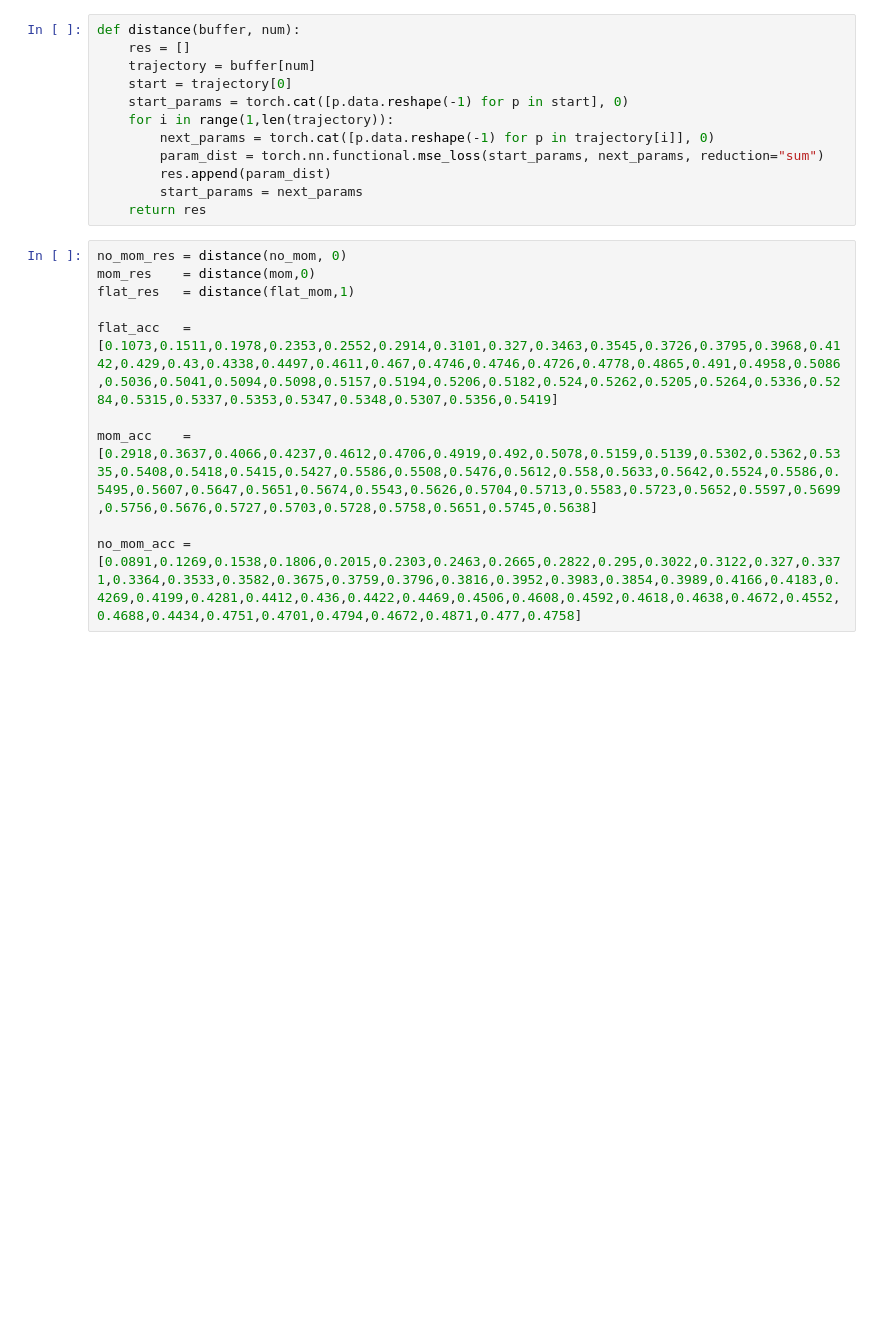
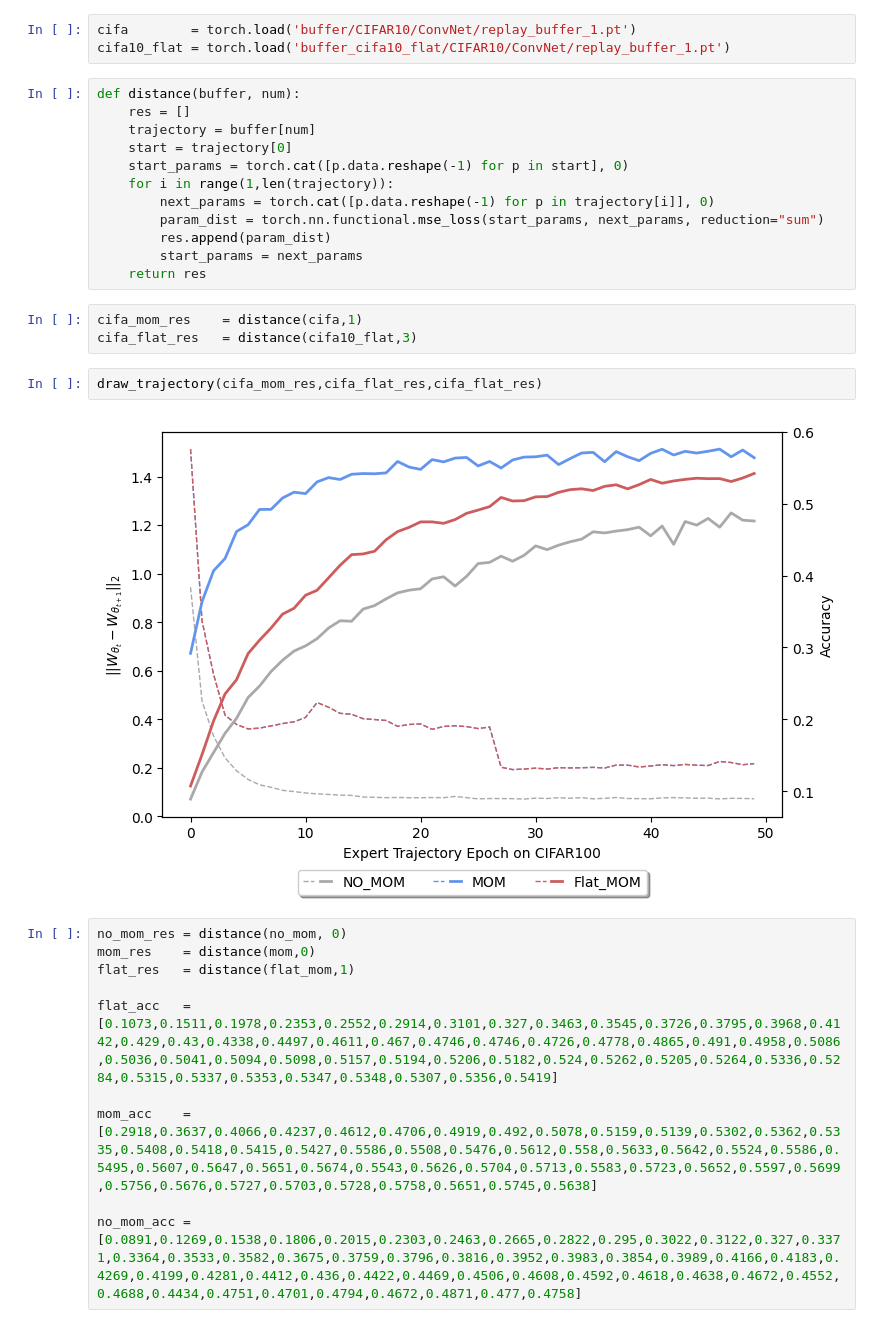
Before and after one commit to shenjiyuan123/AST-Alignment-with-Smooth-Expert, a Jupyter notebook: draw.ipynb, the cells around one changed output. Drawn from its saved outputs; the diff is of its cells as text; blank space fills up the shorter version.

```diff
--- a/draw.ipynb
+++ b/draw.ipynb
@@ -12,6 +12,9 @@ from scipy.interpolate import make_interp_spline, BSpline
 no_mom   = torch.load('buffer/CIFAR100/ConvNet/replay_buffer_4.pt')
 mom      = torch.load('buffer_instancenorm/CIFAR100_NO_ZCA/ConvNet/replay_buffer_0.pt')
 flat_mom = torch.load('buffer_flat2/CIFAR100_NO_ZCA/ConvNet/replay_buffer_0.pt')
+# %%
+cifa        = torch.load('buffer/CIFAR10/ConvNet/replay_buffer_1.pt')
+cifa10_flat = torch.load('buffer_cifa10_flat/CIFAR10/ConvNet/replay_buffer_1.pt')
 # %%
 def distance(buffer, num):
     res = []
@@ -24,6 +27,13 @@ def distance(buffer, num):
         res.append(param_dist)
         start_params = next_params
     return res
+# %%
+cifa_mom_res    = distance(cifa,1)
+cifa_flat_res   = distance(cifa10_flat,3)
+# %%
+draw_trajectory(cifa_mom_res,cifa_flat_res,cifa_flat_res)
+# %% [output]
+[figure, added]
 # %%
 no_mom_res = distance(no_mom, 0)
 mom_res    = distance(mom,0)
```
Also changed, not shown: parts of 2 cells of this notebook, 4 other files.
